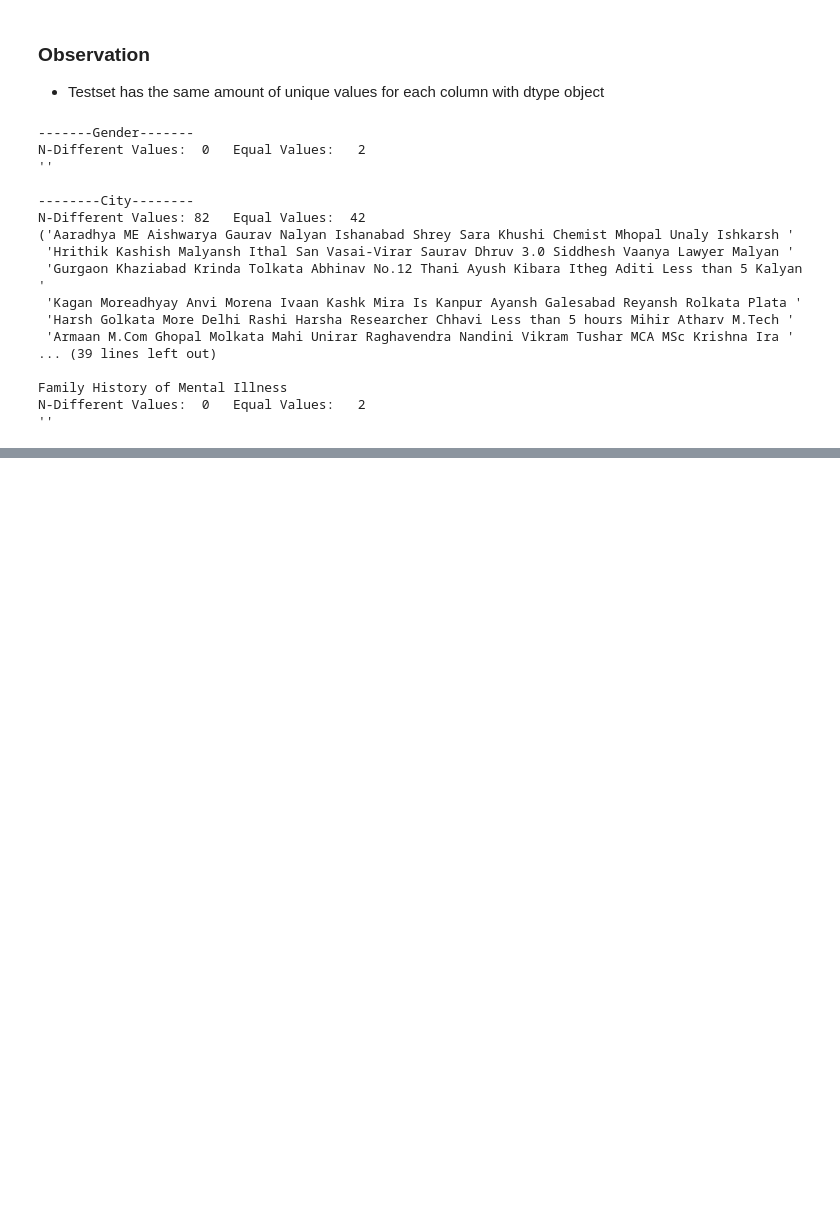
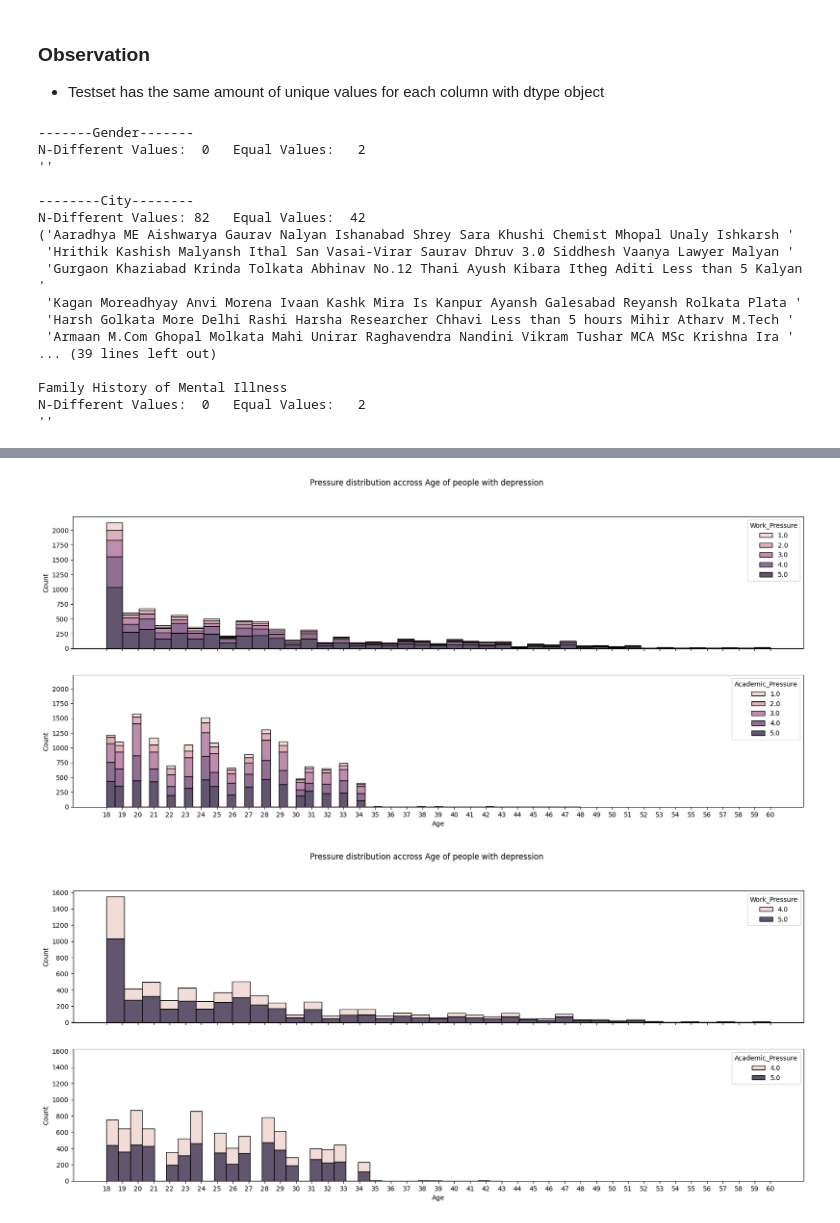
Before and after one commit to ypj95/kc_mental_health2024, a Jupyter notebook: notebooks/00_data_overview.ipynb, the cells around one changed output, grey strips where cells are left out. Drawn from its saved outputs; the diff is of its cells as text; code cells hidden in the pictures; blank space fills up the shorter version.

```diff
--- a/notebooks/00_data_overview.ipynb
+++ b/notebooks/00_data_overview.ipynb
@@ -253,0 +323,3 @@ N-Different Values:  0   Equal Values:   2
+# %%
+tmp_df = train.filter(regex="Pressure|Depression|Age")
+tmp_df = tmp_df.rename(columns=dict(zip(tmp_df.columns, [x.replace(" ", "_") for x in tmp_df.columns])))
@@ -253,0 +365,19 @@ N-Different Values:  0   Equal Values:   2
+# %%
+# all groups
+fig, axs = plt.subplots(nrows=2, ncols=1, figsize=(20, 8), sharex=True, sharey=True)
+sb.histplot(tmp_df.query("Depression == 1"), x="Age", hue="Work_Pressure", multiple="stack", ax=axs[0])
+sb.histplot(tmp_df.query("Depression == 1"), x="Age", hue="Academic_Pressure", multiple="stack", ax=axs[1])
+plt.suptitle("Pressure distribution accross Age of people with depression")
+plt.xticks(sorted(tmp_df["Age"].unique()))
+plt.show()
+
+# higher pressure
+fig, axs = plt.subplots(nrows=2, ncols=1, figsize=(20, 8), sharex=True, sharey=True)
+sb.histplot(tmp_df.query("Depression == 1 and Work_Pressure > 3.0"), x="Age", hue="Work_Pressure", multiple="stack", ax=axs[0])
+sb.histplot(tmp_df.query("Depression == 1 and Academic_Pressure > 3.0"), x="Age", hue="Academic_Pressure", multiple="stack", ax=axs[1])
+plt.suptitle("Pressure distribution accross Age of people with depression")
+plt.xticks(sorted(tmp_df["Age"].unique()))
+plt.show()
+# %% [output]
+[figure, added]
+[figure, added]
```
Also changed, not shown: parts of 22 cells of this notebook, 2 other files.
